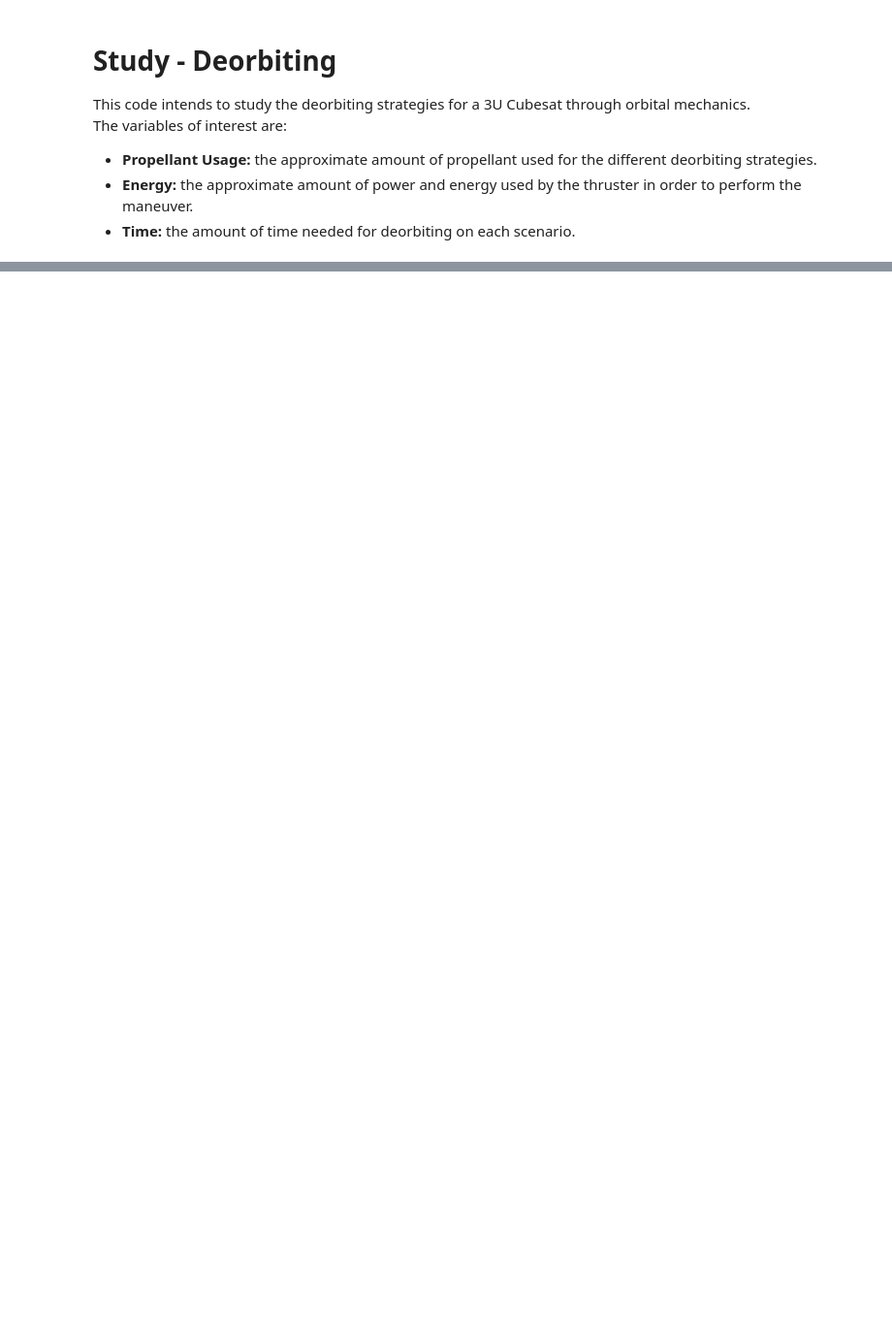
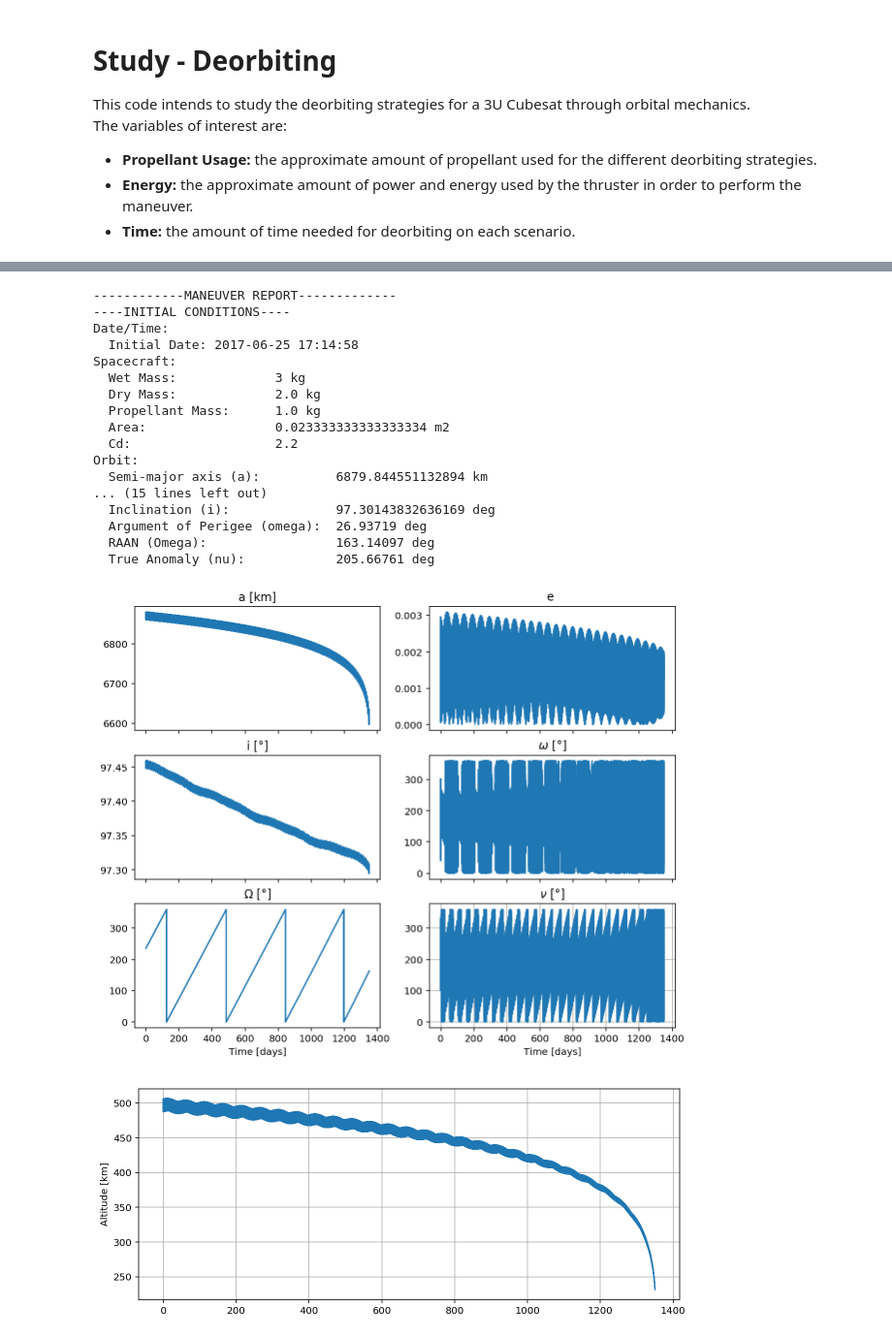
Before and after one commit to imricardoramos/orbital-mechanics, a Jupyter notebook: Study - Deorbiting.ipynb, the cells around one changed output, grey strips where cells are left out. Shown at 97% size. Drawn from its saved outputs; the diff is of its cells as text; code cells hidden in the pictures; blank space fills up the shorter version.

```diff
--- a/Study - Deorbiting.ipynb
+++ b/Study - Deorbiting.ipynb
@@ -42,0 +70,26 @@ Propagating...from day  0.0  to  150.0
+# %%
+%config InlineBackend.figure_format = 'retina'
+naturalFall.makeReport();
+naturalFall.plot("coe");
+naturalFall.plot("singleItem",np.linalg.norm(naturalFall.history.r,axis=1)/1e3-constants.Re/1e3);
+plt.ylabel("Altitude [km]");
+# %% [output]
+------------MANEUVER REPORT-------------
+----INITIAL CONDITIONS----
+Date/Time:
+  Initial Date: 2017-06-25 17:14:58
+Spacecraft:
+  Wet Mass:             3 kg
+  Dry Mass:             2.0 kg
+  Propellant Mass:      1.0 kg
+  Area:                 0.023333333333333334 m2
+  Cd:                   2.2
+Orbit:
+  Semi-major axis (a):          6879.844551132894 km
+... (15 lines left out)
+  Inclination (i):              97.30143832636169 deg
+  Argument of Perigee (omega):  26.93719 deg
+  RAAN (Omega):                 163.14097 deg
+  True Anomaly (nu):            205.66761 deg
+[figure, added]
+[figure, added]
```
Also changed, not shown: parts of 24 cells of this notebook, 32 other files.
